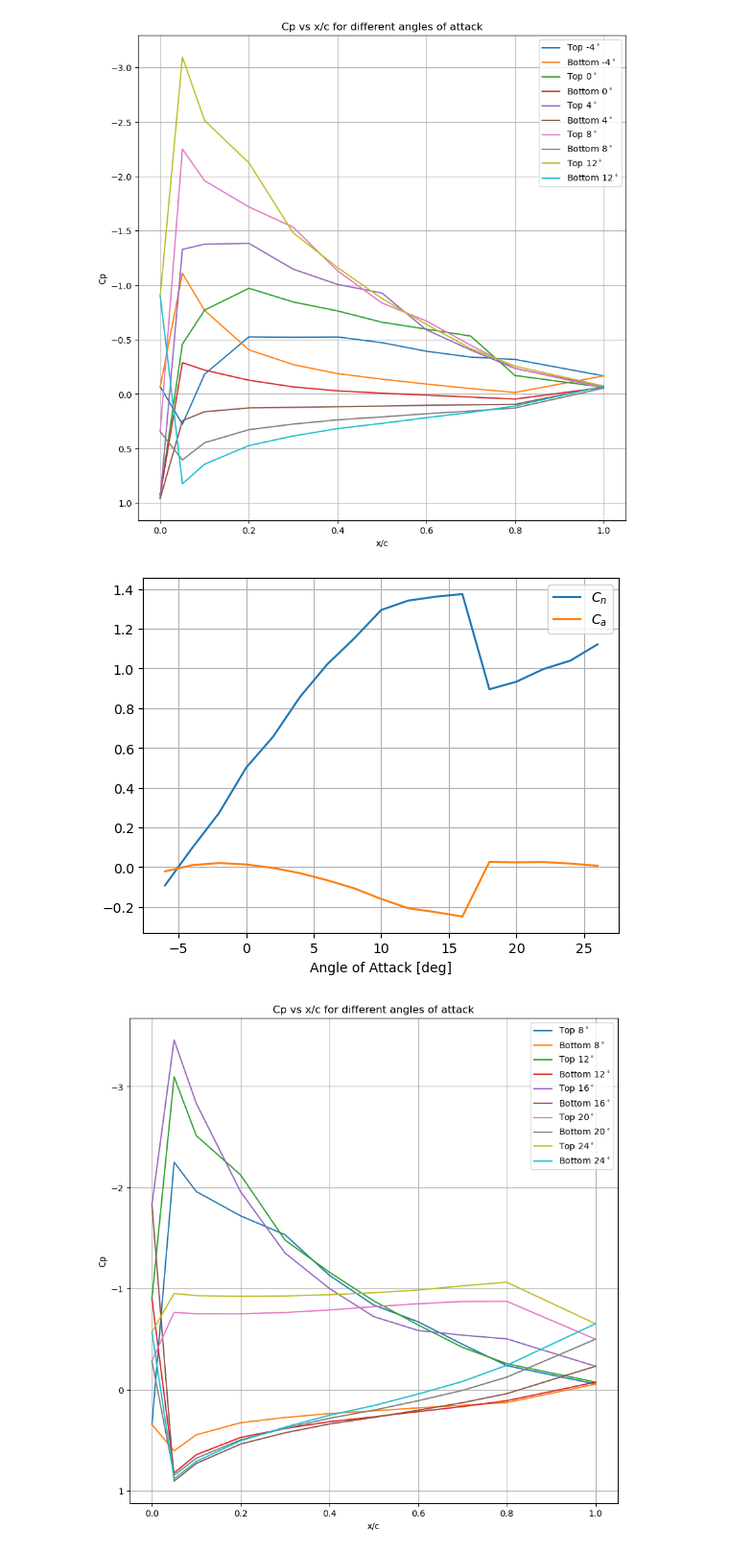
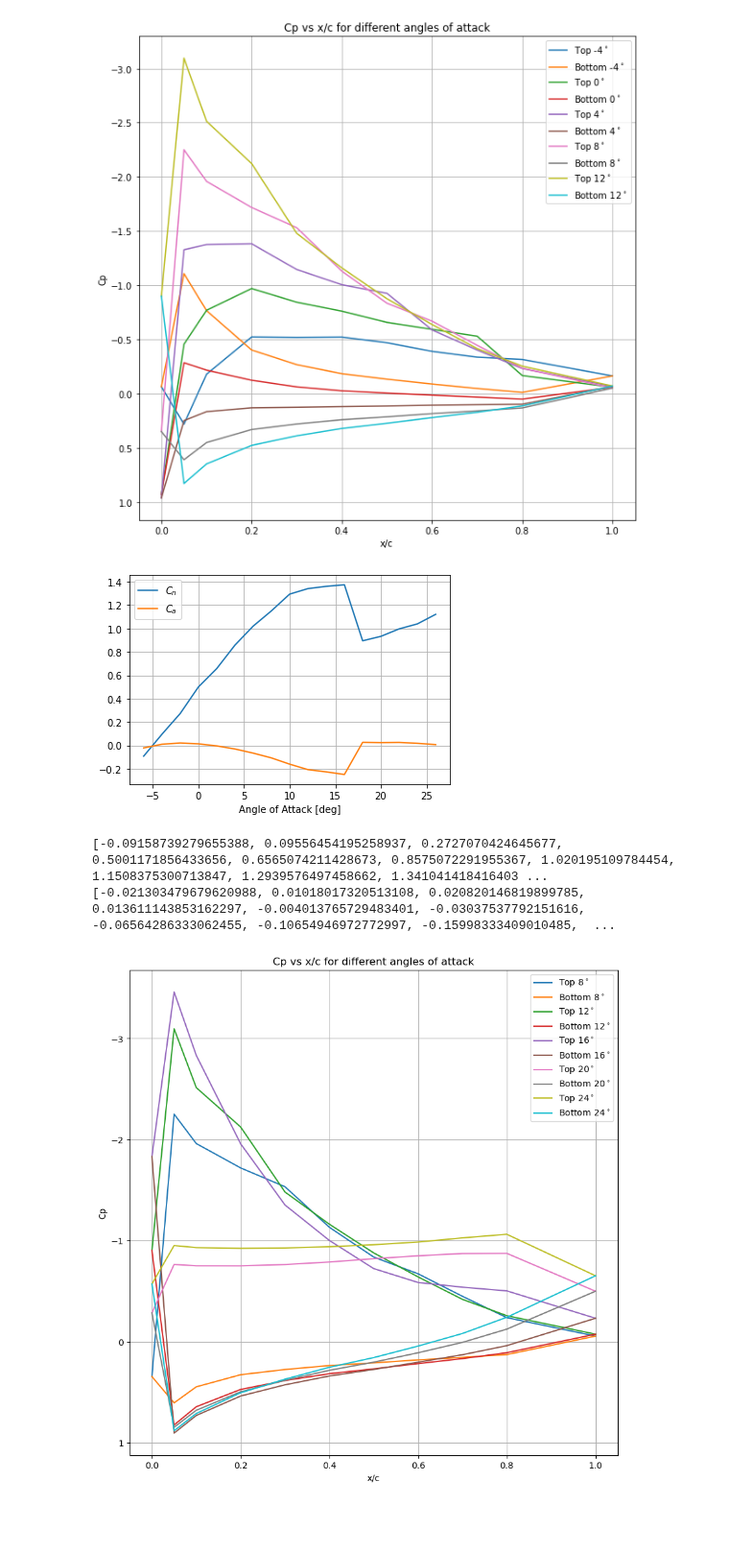
Before and after one commit to EvanY14/AE460-Fa23, a Jupyter notebook: Lab_2/dat_anal.ipynb, the cells around one changed output. Shown at 96% size. Saved outputs shown, nothing was run; the diff lists cells and outputs as text; code cells hidden in the pictures; blank space fills up the shorter version.

```diff
--- a/Lab_2/dat_anal.ipynb
+++ b/Lab_2/dat_anal.ipynb
@@ -34,8 +35,8 @@ Cp_bottom = [(bottom_pressure)/(ambient_data['q_WT corrected'].values[i]) for i,
 rho = ambient_data['AmbPress'].values/(287 * ambient_data['AmbTemp'].values)
 fig, ax = plt.subplots(1,1, figsize=(10, 10))
 for i in range(5):
-    plt.plot(top_points.columns.astype(float), Cp_top[2*i+1], label='Top {}$^\circ$'.format(-4 + 4*i))
-    plt.plot(bottom_points.columns.astype(float), Cp_bottom[2*i+1], label='Bottom {}$^\circ$'.format(-4 + 4*i))
+    plt.plot(np.array(top_points.columns.astype(float)), np.array(Cp_top[2*i+1]), label='Top {}$^\circ$'.format(-4 + 4*i))
+    plt.plot(np.array(bottom_points.columns.astype(float)), np.array(Cp_bottom[2*i+1]), label='Bottom {}$^\circ$'.format(-4 + 4*i))
 ax.invert_yaxis()
 plt.title('Cp vs x/c for different angles of attack')
 plt.xlabel('x/c')
@@ -44,13 +45,30 @@ plt.grid()
 plt.legend()
 plt.show()
 # %% [output]
-[figure, old version]
+[figure, new version]
 # %%
 #number 2
 ambient_data['q_WT corrected']
 velocity = np.sqrt((2*ambient_data['q_WT corrected']/rho))
 mach = velocity / np.sqrt(1.4*287*ambient_data['AmbTemp'])
 reynolds = rho * velocity * 0.0889 / 1.81e-5
+# %%
+def trunc_3_sig(float_point):
+    if float_point == 0:
+         return 0
+    if float_point>1 or float_point<-1:
+            return math.trunc(1000*float_point)/1000
+    else:
+        num = str('{:.20f}'.format(float_point))
+        ind = 2
+        neg = 0
+        if float_point<0:
+             ind = 3
+             neg = 1
+        while num[ind] == '0':
+            ind +=1
+        return math.trunc((10**(ind+1-neg))*float_point)/(10**(ind+1-neg))
+# trunc_3_sig(0.0006345583)
 # %%
 #number 1 Cn, Ca, Cl, CmLEx, CmLEy, Cmquarter
 x_values_top = top_points.columns.astype(float)
@@ -71,35 +89,47 @@ alpha = np.array(ambient_data['AOA'])
 for h in range(len(alpha)):
     Cp_total = np.append(Cp_top[h], Cp_bottom[h])
     Cn = 0
     Ca = 0
     CmLEx = 0
     CmLEy = 0
     for i in range(len(x_vals_total)-1):
         Cn += 0.5*(Cp_total[i]+Cp_total[i+1])*(x_vals_total[i+1]-x_vals_total[i])
         Ca += 0.5*(Cp_total[i]+Cp_total[i+1])*(y_vals_total[i+1]-y_vals_total[i])
         CmLEx += 0.5*(Cp_total[i]*x_vals_total[i]+Cp_total[i+1]*x_vals_total[i+1])*(x_vals_total[i]-x_vals_total[i+1])
         CmLEy += 0.5*(Cp_total[i]*y_vals_total[i]+Cp_total[i+1]*y_vals_total[i+1])*(y_vals_total[i]-y_vals_total[i+1])
     Ca = Ca*-1
     Cn_vec.append(Cn)
     Ca_vec.append(Ca)
     CmLEx_vec.append(CmLEx)
     CmLEy_vec.append(CmLEy)
 
     Cl = Cn*np.cos(np.radians(np.array(alpha)[h])) - Ca*np.sin(np.array(np.radians(alpha)[h]))
     Cl_vec.append(Cl)
 
 CmLE_vec = np.array(CmLEx_vec) + np.array(CmLEy_vec)
-Cmquarter_vec = np.array(CmLE_vec) + 0.25*np.array(Cl)
+Cmquarter_vec = np.array(CmLE_vec) + 0.25*np.array(Cl_vec)
 
 #deliverables: Cn_vec, Ca_vec, CmLEx_vec, CmLEy_vec, Cl_vec, Cmquarter_vec
 plt.plot(np.array(ambient_data['AOA'], dtype=int), Cn_vec, label = '$C_n$')
 plt.plot(np.array(ambient_data['AOA'], dtype=int), Ca_vec, label = '$C_a$')
 plt.xlabel('Angle of Attack [deg]')
 plt.grid()
 plt.legend()
 plt.show()
+print(Cn_vec)
+print(Ca_vec)
+
+vecs = np.array([Cn_vec, Ca_vec, Cl_vec, CmLEx_vec, CmLEy_vec, Cmquarter_vec]).T
+for i in range(len(vecs)):
+    for j in range(len(vecs[i])):
+        vecs[i,j] = trunc_3_sig(vecs[i,j])
+
+df = pd.DataFrame(vecs, columns=['Cn', 'Ca', 'Cl', 'Cmlex', 'Cmley', 'Cm1/4'])
+df.to_csv('C:/Users/colin/Documents/AE_460/AE460-Fa23/lab_2/Coeffs.csv')
 # %% [output]
-[figure, old version]
+[figure, new version]
+[-0.09158739279655388, 0.09556454195258937, 0.2727070424645677, 0.5001171856433656, 0.6565074211428673, 0.8575072291955367, 1.020195109784454, 1.1508375300713847, 1.2939576497458662, 1.341041418416403 ...
+[-0.021303479679620988, 0.01018017320513108, 0.020820146819899785, 0.013611143853162297, -0.004013765729483401, -0.03037537792151616, -0.06564286333062455, -0.10654946972772997, -0.15998333409010485,  ...
 # %%
 # Number 4
 fig, ax = plt.subplots(1,1, figsize=(10, 10))
```
Also changed, not shown: parts of 1 cell of this notebook, 1 other file.
